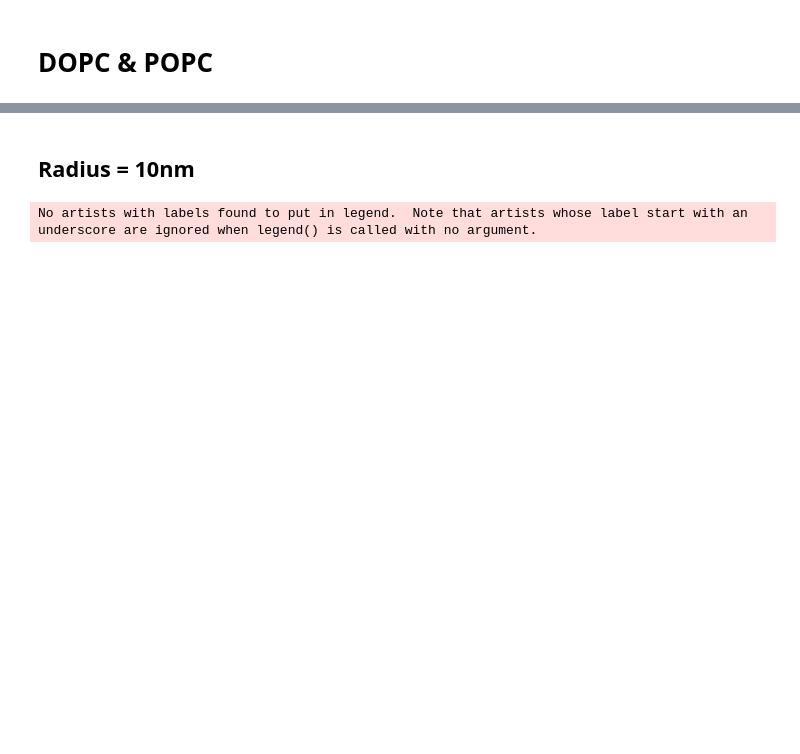
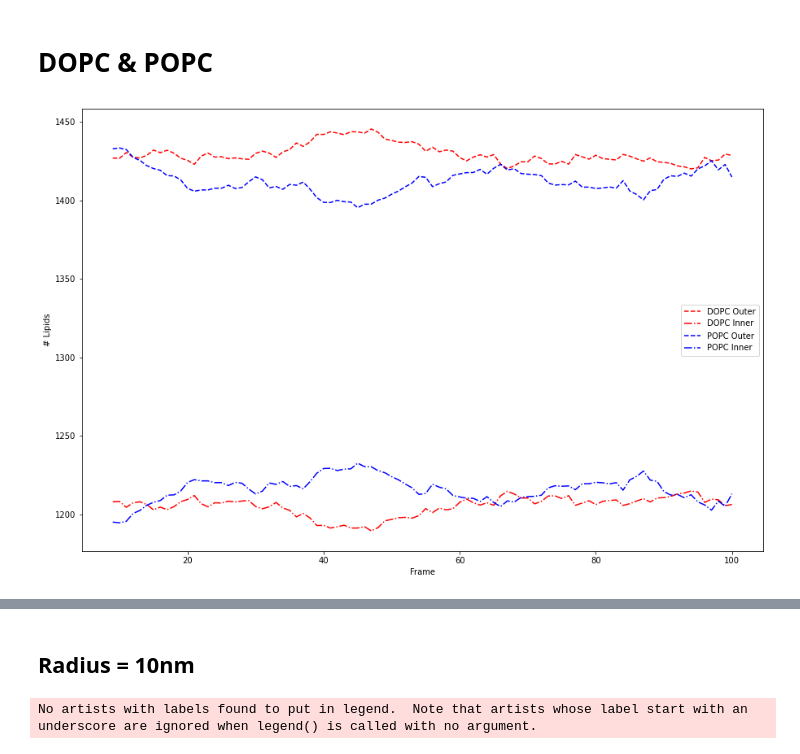
Before and after one commit to MoMS-MMSB/lipid_sorting, a Jupyter notebook: Sample Systems Analysis.ipynb, the cells around one changed output, grey strips where cells are left out. Drawn from its saved outputs; the diff is of its cells as text; code cells hidden in the pictures; blank space fills up the shorter version.

```diff
--- a/Sample Systems Analysis.ipynb
+++ b/Sample Systems Analysis.ipynb
@@ -37,0 +32,4 @@ POPC_POPE_30 = mda.Universe(root + "POPC_POPE/r30/production/noW.gro",
+# %%
+modules.csv_to_plot(DOPC_POPC_10, ["DOPC", "POPC"], rolling=10, colours=colours)
+# %% [output]
+[figure, added]
```
Also changed, not shown: parts of 14 cells of this notebook, 8 other files.
